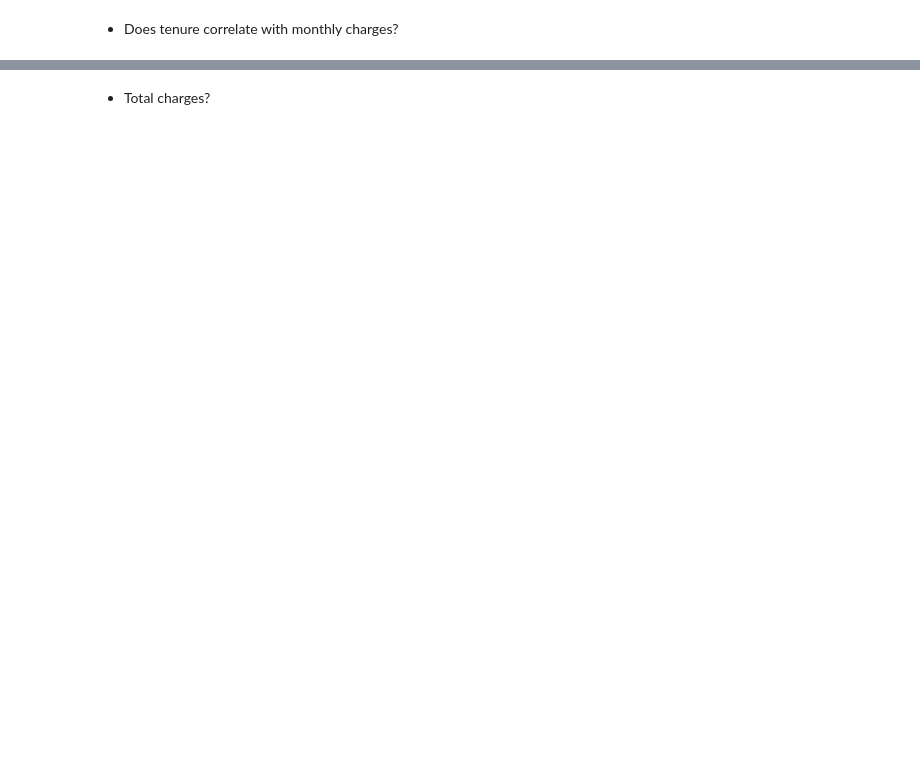
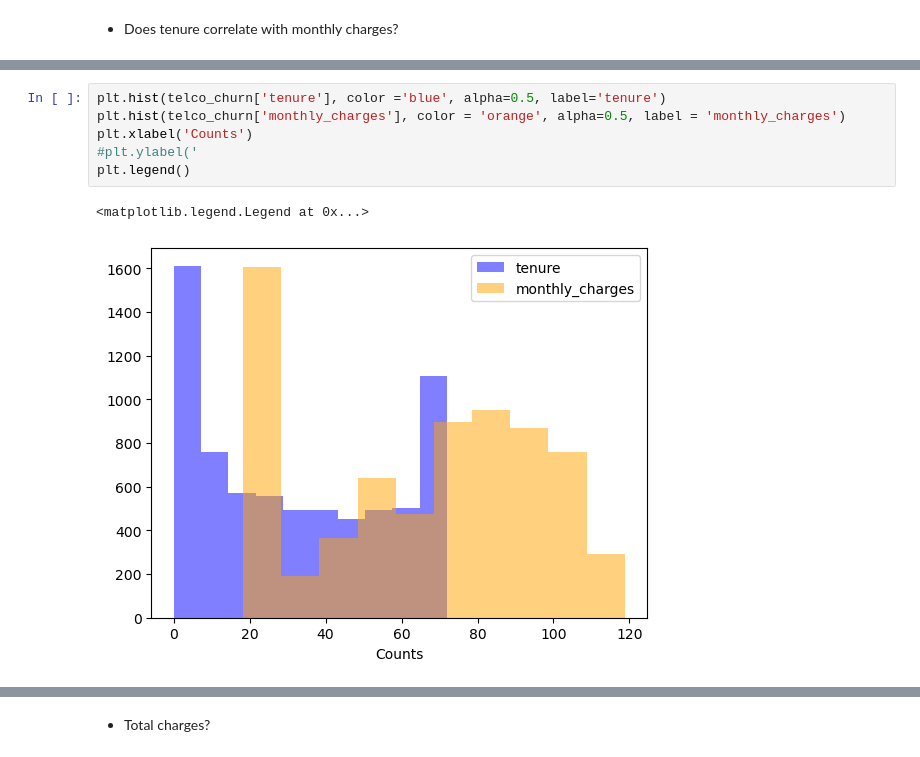
Before and after one commit to JoshuaHolt-Tech/statistics-exercises, a Jupyter notebook: hypothesis_testing.ipynb, the cells around one changed output, grey strips where cells are left out. Drawn from its saved outputs; the diff is of its cells as text; blank space fills up the shorter version.

```diff
--- a/hypothesis_testing.ipynb
+++ b/hypothesis_testing.ipynb
@@ -476,0 +498,9 @@ Takeaway: Manual cars are significantly more effcient than automatic cars.
+# %%
+plt.hist(telco_churn['tenure'], color ='blue', alpha=0.5, label='tenure')
+plt.hist(telco_churn['monthly_charges'], color = 'orange', alpha=0.5, label = 'monthly_charges')
+plt.xlabel('Counts')
+#plt.ylabel('
+plt.legend()
+# %% [output]
+<matplotlib.legend.Legend at 0x...>
+[figure, added]
```
Also changed, not shown: parts of 39 cells of this notebook.
